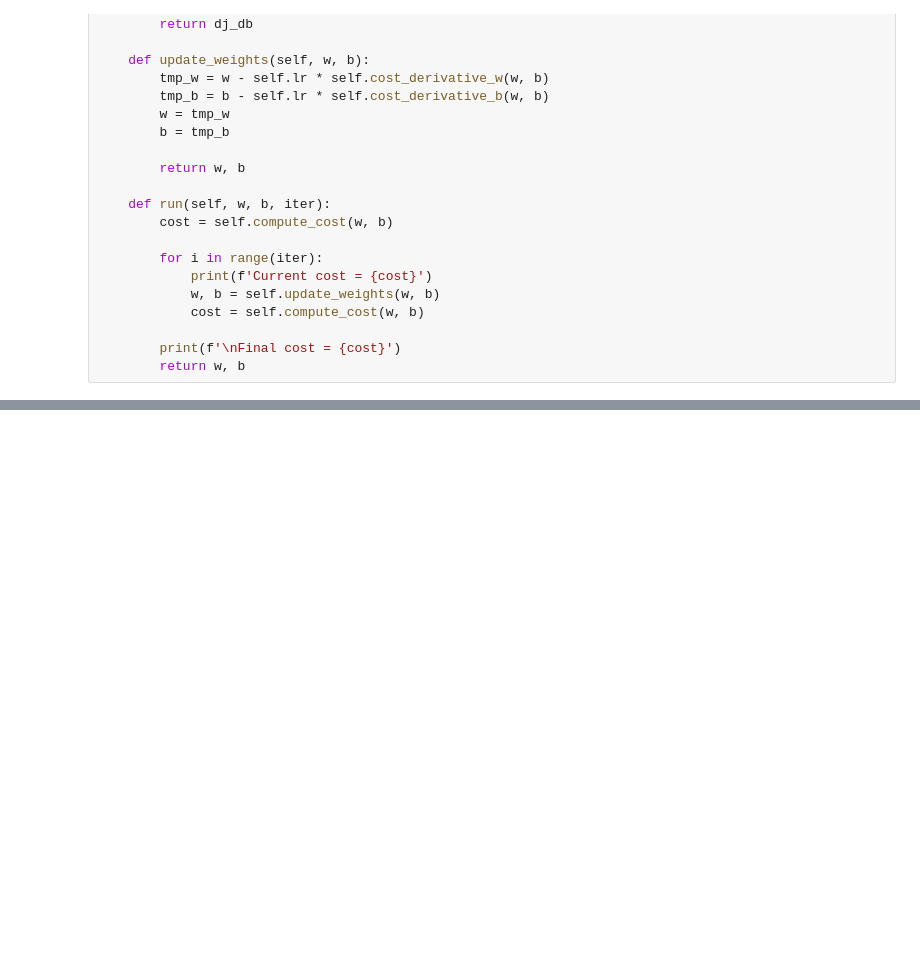
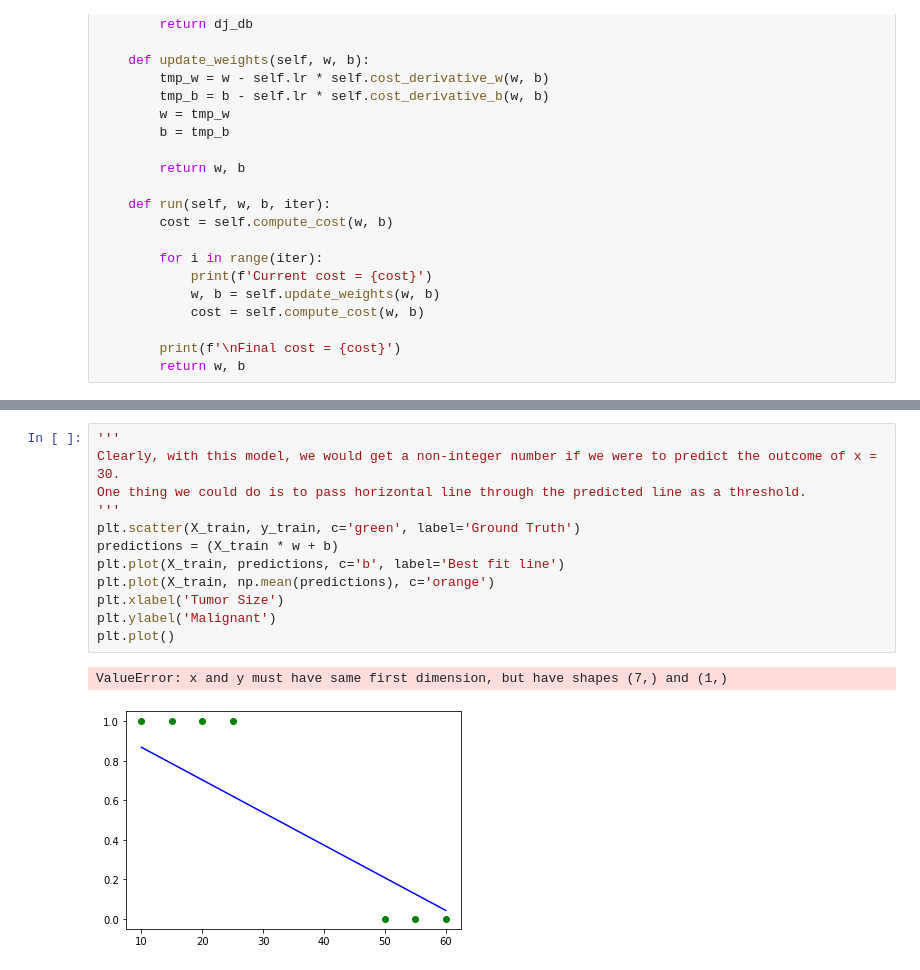
Before and after one commit to ammarlodhi255/supervised-learning-from-scratch, a Jupyter notebook: classification/using_linear_regression_to_solve_classification.ipynb, the cells around one changed output, grey strips where cells are left out. Cells and saved outputs as stored; diff of their text form; blank space fills up the shorter version.

```diff
--- a/classification/using_linear_regression_to_solve_classification.ipynb
+++ b/classification/using_linear_regression_to_solve_classification.ipynb
@@ -64,0 +104,15 @@ class GradientDescentUnivariateLR():
+# %%
+'''
+Clearly, with this model, we would get a non-integer number if we were to predict the outcome of x = 30.
+One thing we could do is to pass horizontal line through the predicted line as a threshold.
+'''
+plt.scatter(X_train, y_train, c='green', label='Ground Truth')
+predictions = (X_train * w + b)
+plt.plot(X_train, predictions, c='b', label='Best fit line')
+plt.plot(X_train, np.mean(predictions), c='orange')
+plt.xlabel('Tumor Size')
+plt.ylabel('Malignant')
+plt.plot()
+# %% [output]
+ValueError: x and y must have same first dimension, but have shapes (7,) and (1,)
+[figure, added]
```
Also changed, not shown: parts of 3 cells of this notebook.
